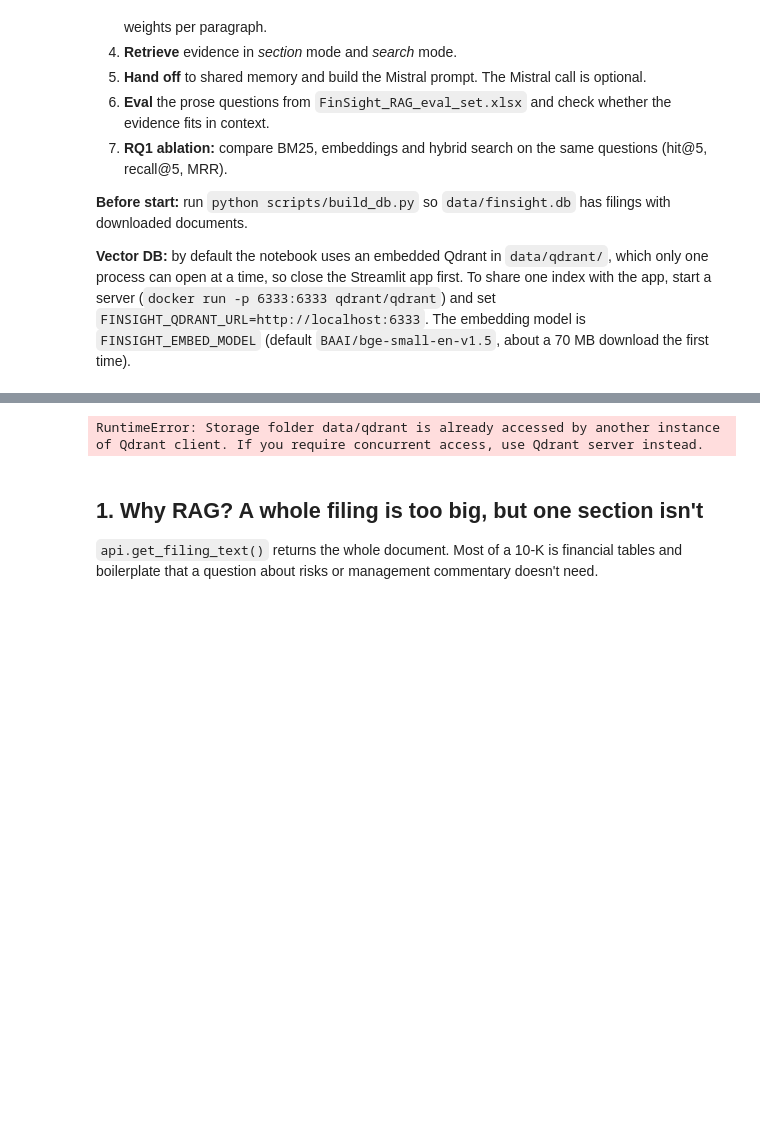
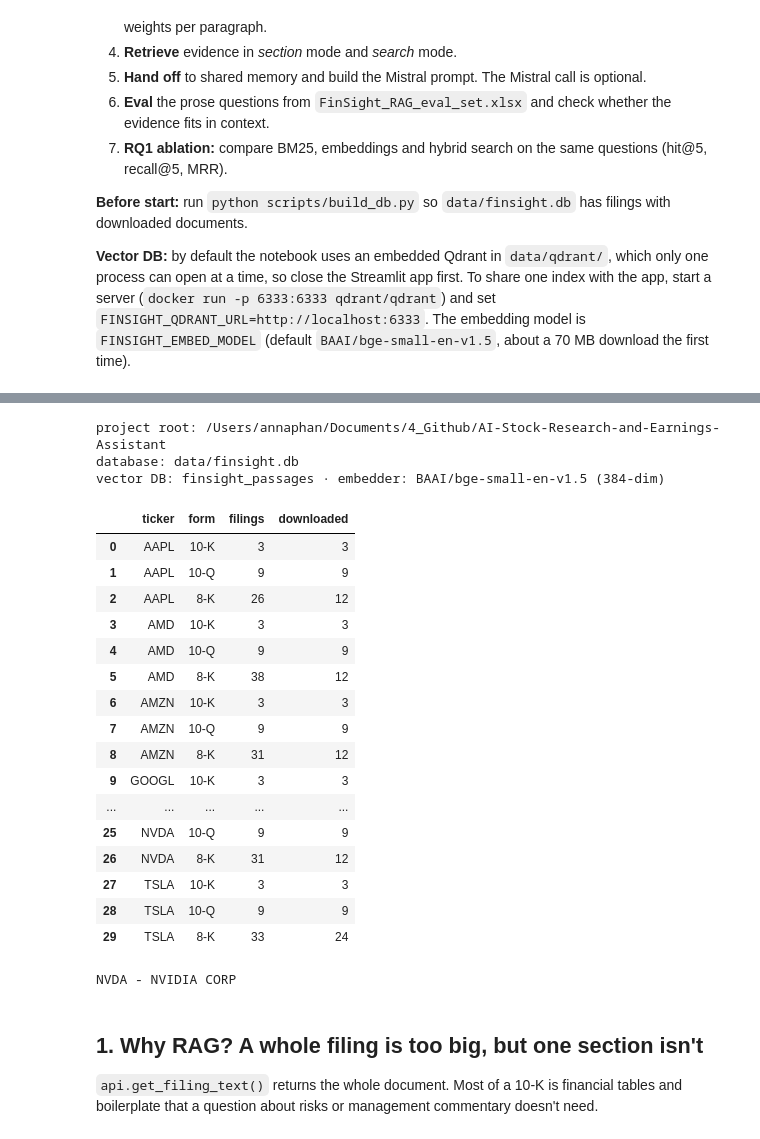
Before and after one commit to SJSU-CMPE259/AI-Stock-Research-and-Earnings-Assistant, a Jupyter notebook: notebooks/rag.ipynb, the cells around one changed output, grey strips where cells are left out. Saved outputs shown, nothing was run; the diff lists cells and outputs as text; code cells hidden in the pictures; blank space fills up the shorter version.

```diff
--- a/notebooks/rag.ipynb
+++ b/notebooks/rag.ipynb
@@ -17,31 +37,65 @@ This notebook shows how FinSight answers questions about what a filing **says**.
 # %%
-import os, re, sys, sqlite3
+import os, re, sys, sqlite3, time
 from pathlib import Path
 
 ROOT = Path.cwd().parent if Path.cwd().name == "notebooks" else Path.cwd()
+os.chdir(ROOT)   # relative paths (data/qdrant, data/finsight.db) resolve to the project root, same as the app
 if str(ROOT / "src") not in sys.path:
     sys.path.insert(0, str(ROOT / "src"))
 
 import pandas as pd
 from finsight import config
 from finsight.datastore import db, api
-from finsight.rag import index_all, retrieve, search, get_section, guess_topics, to_cavm, get_store, SEARCH_MODES
+from finsight.rag import index_all, retrieve, search, get_section, guess_topics, to_cavm, SEARCH_MODES
 from finsight.rag.eval import evaluate
 from finsight.rag.sections import split_filing
 from finsight.rag.retrieve import est_tokens, TOKENS_PER_WORD
 
-pd.set_option("display.max_colwidth", 90)
-conn = db.connect()
-store = get_store()       # loads the embedding model once
-print("database:", config.DB_PATH)
-print(f"vector DB: {store.collection} · embedder: {store.dense.name} ({store.dense.dim}-dim)")
-pd.read_sql("SELECT ticker, form, COUNT(*) AS filings, SUM(local_path IS NOT NULL) AS downloaded "
-            "FROM filings GROUP BY ticker, form ORDER BY ticker, form", conn)
+try:
+    from finsight.rag import get_store
+except ImportError:
+    try:
+        from finsight.rag.store import get_store
+    except ImportError:
+        from finsight.rag.index import get_store
-# %% [output]
-RuntimeError: Storage folder data/qdrant is already accessed by another instance of Qdrant client. If you require concurrent access, use Qdrant server instead.
+# %%
+pd.set_option("display.max_colwidth", 90)
+conn = db.connect()
+
+# Open the vector DB once per kernel. Re-running this cell reuses the open client
+# instead of opening a second one, which is what caused the "AlreadyLocked" error.
+if "store" not in globals():
+    store = get_store()       # loads the embedding model once
+
+print("project root:", ROOT)
+print("database:", config.DB_PATH)
+print(f"vector DB: {store.collection} · embedder: {store.dense.name} ({store.dense.dim}-dim)")
+pd.read_sql("SELECT ticker, form, COUNT(*) AS filings, SUM(local_path IS NOT NULL) AS downloaded "
+            "FROM filings GROUP BY ticker, form ORDER BY ticker, form", conn)
+# %% [output]
+project root: /Users/annaphan/Documents/4_Github/AI-Stock-Research-and-Earnings-Assistant
+database: data/finsight.db
+vector DB: finsight_passages · embedder: BAAI/bge-small-en-v1.5 (384-dim)
+|  | ticker | form | filings | downloaded |
+| 0 | AAPL | 10-K | 3 | 3 |
+| 1 | AAPL | 10-Q | 9 | 9 |
+| 2 | AAPL | 8-K | 26 | 12 |
+| 3 | AMD | 10-K | 3 | 3 |
+| 4 | AMD | 10-Q | 9 | 9 |
+| 5 | AMD | 8-K | 38 | 12 |
+| 6 | AMZN | 10-K | 3 | 3 |
+| 7 | AMZN | 10-Q | 9 | 9 |
+| 8 | AMZN | 8-K | 31 | 12 |
+| 9 | GOOGL | 10-K | 3 | 3 |
+| ... | ... | ... | ... | ... |
+| 25 | NVDA | 10-Q | 9 | 9 |
+| 26 | NVDA | 8-K | 31 | 12 |
+| 27 | TSLA | 10-K | 3 | 3 |
+| 28 | TSLA | 10-Q | 9 | 9 |
+| 29 | TSLA | 8-K | 33 | 24 |
 # %%
 # Pick the company to explore. Falls back to the first ticker with a downloaded 10-K/10-Q.
-TICKER = "AAPL"
+TICKER = "NVDA"
 have = [r[0] for r in conn.execute(
     "SELECT DISTINCT ticker FROM filings WHERE local_path IS NOT NULL AND form IN ('10-K','10-Q')")]
 if TICKER not in have:
@@ -49,6 +103,8 @@ if TICKER not in have:
 assert TICKER, "No downloaded 10-K/10-Q yet: run scripts/build_db.py"
 NAME = (api.get_company(TICKER, conn) or {}).get("name") or TICKER
 print(TICKER, "-", NAME)
+# %% [output]
+NVDA - NVIDIA CORP
 # %% [markdown]
 ## 1. Why RAG? A whole filing is too big, but one section isn't
 
```
Also changed, not shown: parts of 23 cells of this notebook, 2 other files.
